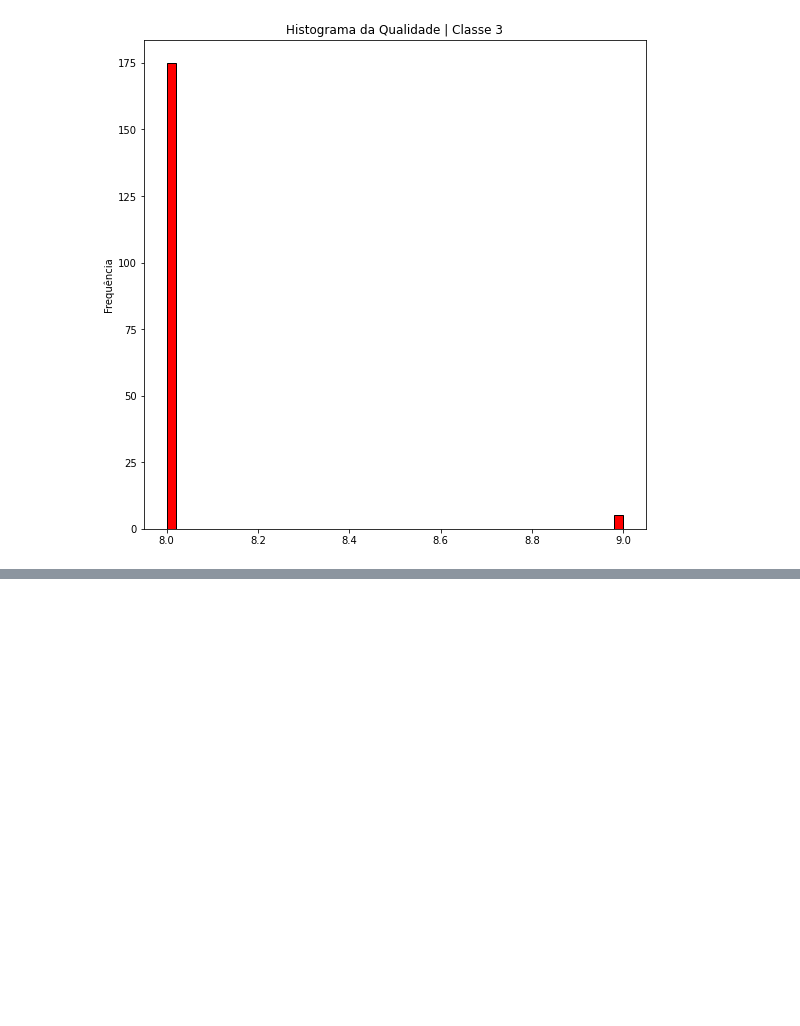
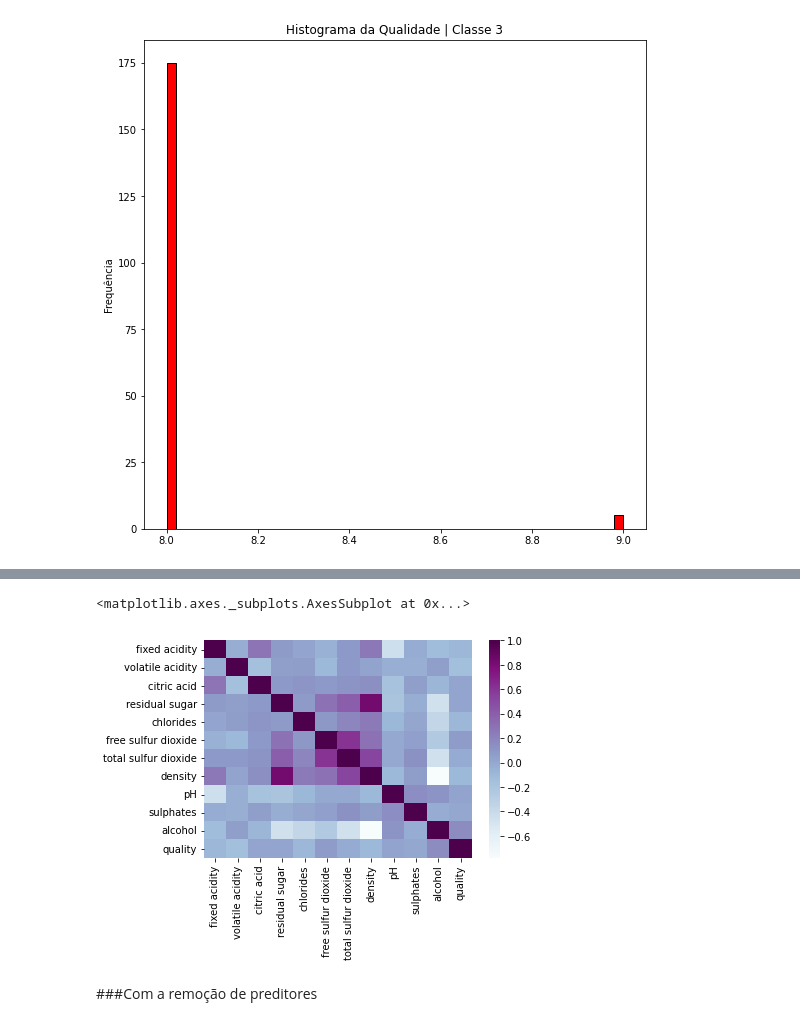
Before and after one commit to Arthurpbezerra/IcaHomework1, a Jupyter notebook: vinho.ipynb, the cells around one changed output, grey strips where cells are left out. Drawn from its saved outputs; the diff is of its cells as text; code cells hidden in the pictures; blank space fills up the shorter version.

```diff
--- a/vinho.ipynb
+++ b/vinho.ipynb
@@ -764,0 +845,5 @@ gal_skew = gqw["alcohol"].skew()
+# %%
+#Matriz de Correlação DataSet sem alguns preditores
+vinho_b_corr = vinho_b.corr()
+#vinho_b.drop("quality",axis=1,inplace=True)
+vinho_b_corr
@@ -764,0 +864,7 @@ gal_skew = gqw["alcohol"].skew()
+# %%
+sns.heatmap(vinho_b_corr,cmap="BuPu")
+# %% [output]
+<matplotlib.axes._subplots.AxesSubplot at 0x...>
+[figure, added]
+# %% [markdown]
+###Com a remoção de preditores
```
Also changed, not shown: parts of 79 cells of this notebook.
